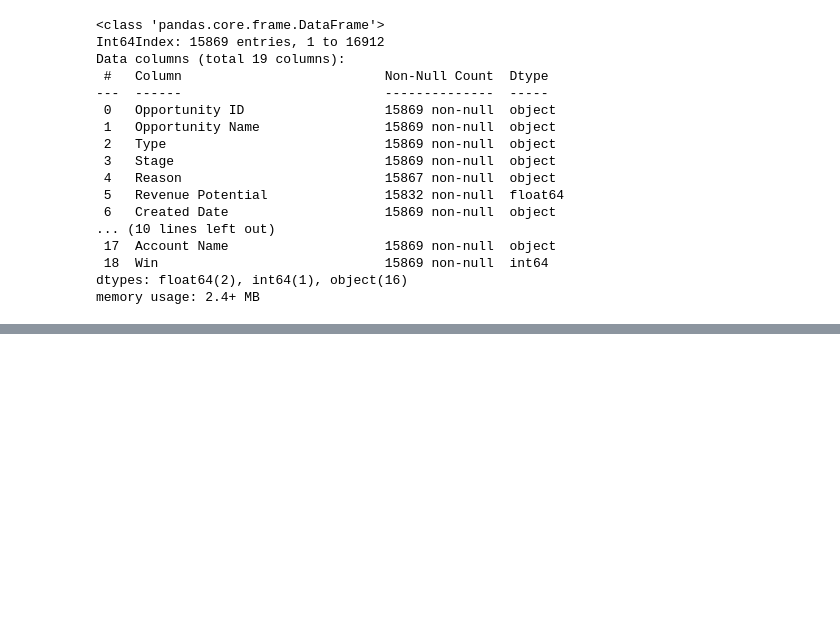
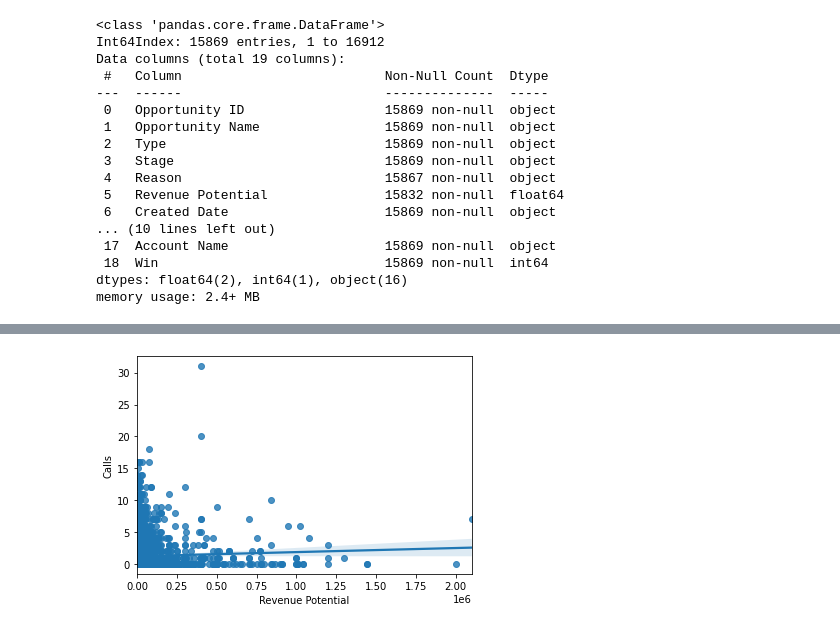
Before and after one commit to alexeimarcilio/GBC, a Jupyter notebook: project/GBC_Machine_Learning_Project.ipynb, the cells around one changed output, grey strips where cells are left out. Cells and saved outputs as stored; diff of their text form; code cells hidden in the pictures; blank space fills up the shorter version.

```diff
--- a/project/GBC_Machine_Learning_Project.ipynb
+++ b/project/GBC_Machine_Learning_Project.ipynb
@@ -468,0 +476,4 @@ for x in range(0,23):
+# %%
+ax = sns.regplot(x="Revenue Potential", y="Calls", data=Opps)
+# %% [output]
+[figure, added]
```
Also changed, not shown: parts of 55 cells of this notebook, 14 other files.
